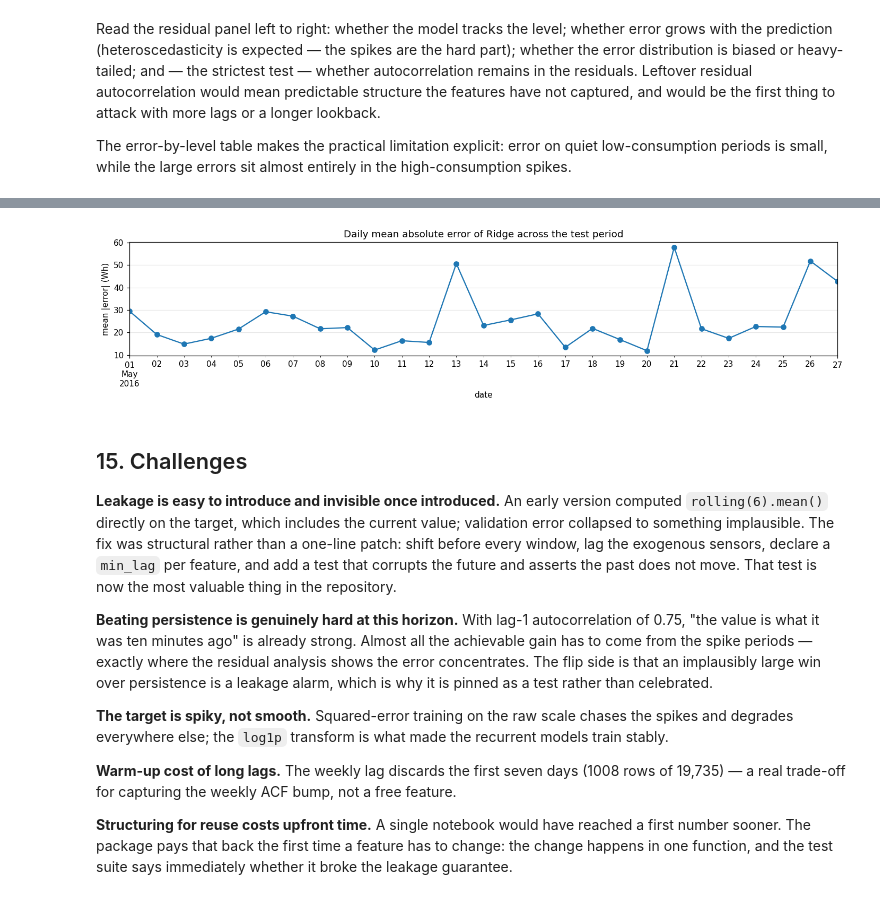
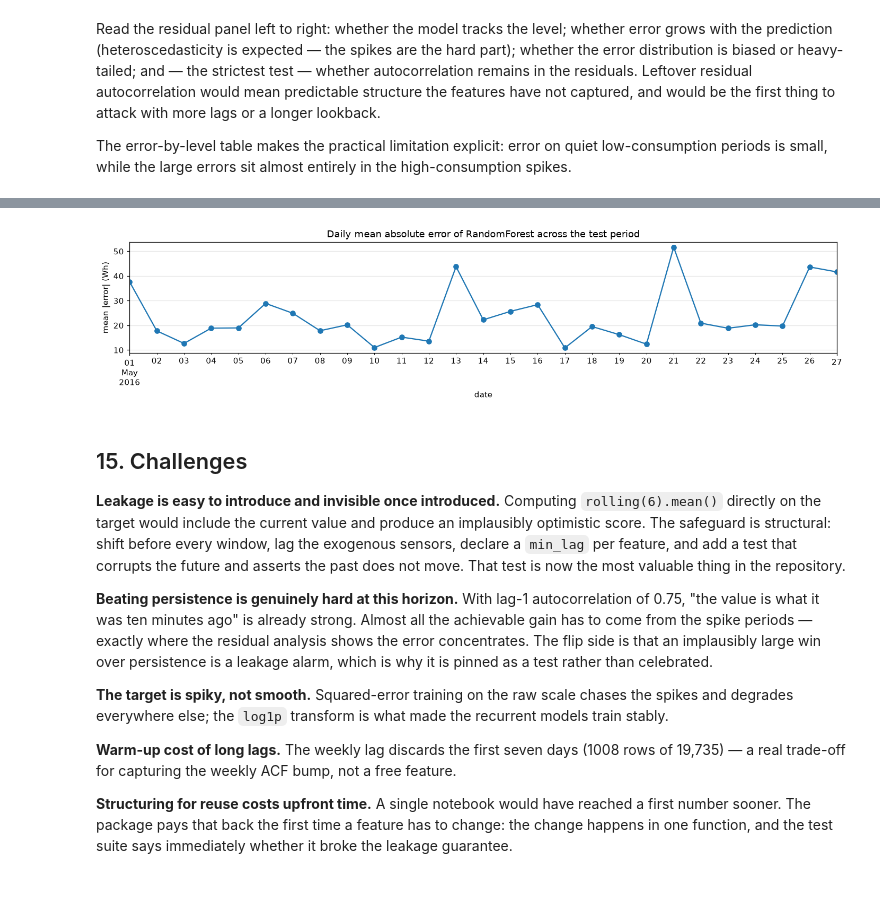
Before and after one commit to dilrukshax/energy_forecasting, a Jupyter notebook: notebooks/01_report.ipynb, the cells around one changed output, grey strips where cells are left out. Cells and saved outputs as stored; diff of their text form; code cells hidden in the pictures.

```diff
--- a/notebooks/01_report.ipynb
+++ b/notebooks/01_report.ipynb
@@ -749,0 +722,24 @@ Test mean consumption: 94.4 Wh
+# %%
+artifacts = finalize_run(artifacts)
+selected = artifacts.selected_model
+final = artifacts.comparison.round(3)
+display(final)
+
+validation = pd.DataFrame({name: result.to_dict() for name, result in artifacts.validation_metrics.items()}).T
+display(validation[["mae", "rmse", "mape", "r2"]].sort_values("mae").round(3))
+
+fig = ev.plot_metric_comparison(final)
+plt.show()
+print(ev.summarise(artifacts.metrics, actual, selected))
+
+figures_dir = config.output_dir("figures_dir")
+ev.save_figure(ev.plot_actual_vs_predicted(index, actual, artifacts.predictions), figures_dir / "actual_vs_predicted.png")
+ev.save_figure(ev.plot_metric_comparison(final), figures_dir / "metric_comparison.png")
+ev.save_figure(ev.plot_residual_diagnostics(actual, artifacts.predictions[selected][-len(actual):], selected), figures_dir / "residual_diagnostics.png")
+ev.save_figure(ev.plot_training_history(artifacts.histories), figures_dir / "training_history.png")
+ev.write_report(artifacts.metrics, actual, artifacts.predictions, config.path(config.outputs["metrics_file"]),
+                extra={"data_quality": artifacts.quality.to_dict(),
+                       "selected_features": artifacts.selection.selected,
+                       "trials": [t.to_dict() for t in artifacts.trials],
+                       "validation_metrics": {name: result.to_dict() for name, result in artifacts.validation_metrics.items()}},
+                selected_model=selected)
@@ -750,21 +785,20 @@ Test mean consumption: 94.4 Wh
 # %%
 # Does accuracy hold up across the whole test month, or decay?
-errors = pd.Series(np.abs(actual - artifacts.predictions[final.index[0]][-len(actual):]),
+errors = pd.Series(np.abs(actual - artifacts.predictions[selected][-len(actual):]),
                    index=index)
 plt.figure(figsize=(13, 3.2))
 errors.resample("1D").mean().plot(marker="o")
 plt.ylabel("mean |error| (Wh)")
-plt.title(f"Daily mean absolute error of {final.index[0]} across the test period")
+plt.title(f"Daily mean absolute error of {selected} across the test period")
 plt.tight_layout(); plt.show()
 # %% [output]
-[figure, old version]
+[figure, new version]
 # %% [markdown]
 ## 15. Challenges
 
-**Leakage is easy to introduce and invisible once introduced.** An early version computed
-`rolling(6).mean()` directly on the target, which includes the current value; validation error
-collapsed to something implausible. The fix was structural rather than a one-line patch: shift
-before every window, lag the exogenous sensors, declare a `min_lag` per feature, and add a test
+**Leakage is easy to introduce and invisible once introduced.** Computing `rolling(6).mean()`
+directly on the target would include the current value and produce an implausibly optimistic
+score. The safeguard is structural: shift before every window, lag the exogenous sensors, declare a `min_lag` per feature, and add a test
 that corrupts the future and asserts the past does not move. That test is now the most valuable
 thing in the repository.
 
```
Also changed, not shown: parts of 37 cells of this notebook, 46 other files.
